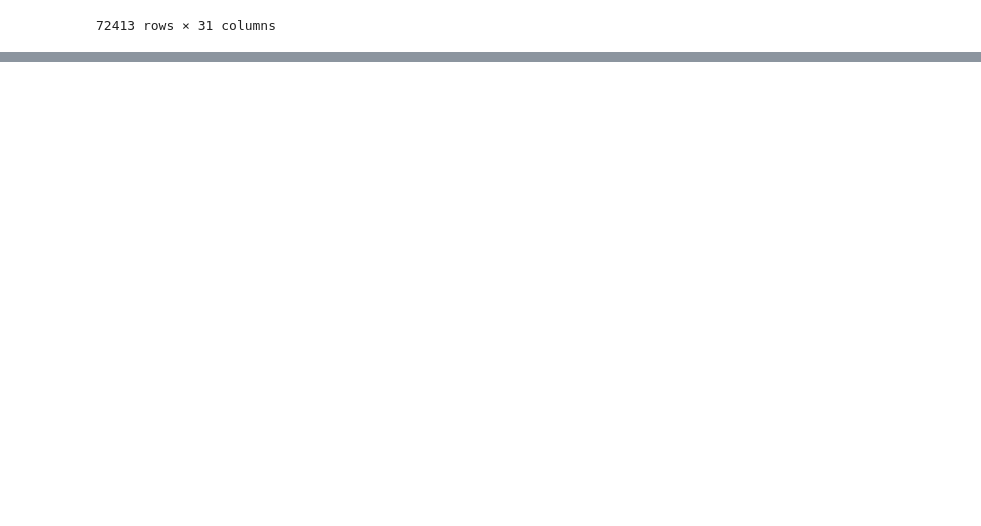
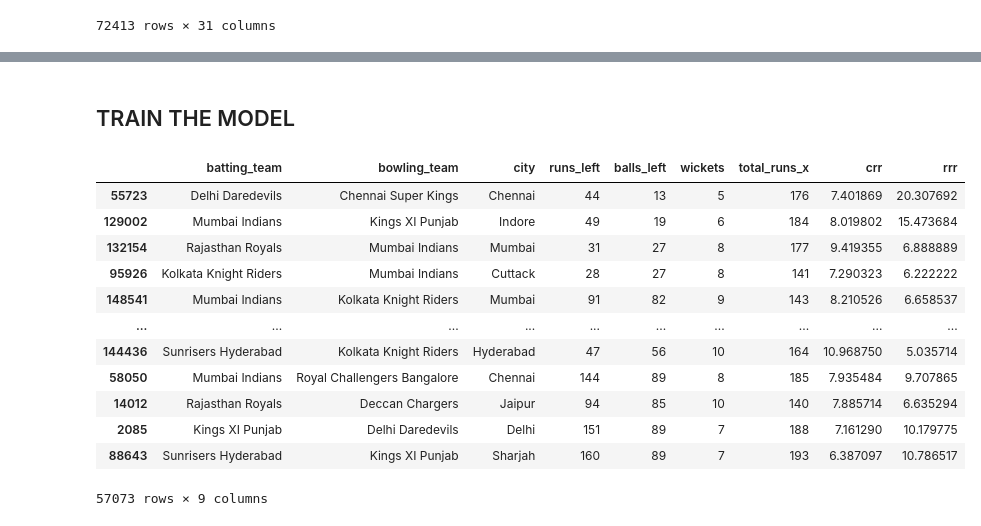
Before and after one commit to NewCodeLearner/ML_Algorithms, a Jupyter notebook: 03_IPL_win_probability_predictor.ipynb, the cells around one changed output, grey strips where cells are left out. Saved outputs shown, nothing was run; the diff lists cells and outputs as text; code cells hidden in the pictures; blank space fills up the shorter version.

Commit message:
train the model perfrom train test split

```diff
--- a/03_IPL_win_probability_predictor.ipynb
+++ b/03_IPL_win_probability_predictor.ipynb
@@ -197,0 +198,26 @@ final_df.sample()
+# %%
+final_df.dropna(inplace=True)
+final_df = final_df[final_df['balls_left'] != 0]
+# %% [markdown]
+## TRAIN THE MODEL
+# %%
+X = final_df.iloc[:,:-1]
+y = final_df.iloc[:,-1]
+from sklearn.model_selection import train_test_split
+X_train,X_test,y_train,y_test = train_test_split(X,y,test_size=0.2,random_state=1)
+# %%
+X_train
+# %% [output]
+|  | batting_team | bowling_team | city | runs_left | balls_left | wickets | total_runs_x | crr | rrr |
+| 55723 | Delhi Daredevils | Chennai Super Kings | Chennai | 44 | 13 | 5 | 176 | 7.401869 | 20.307692 |
+| 129002 | Mumbai Indians | Kings XI Punjab | Indore | 49 | 19 | 6 | 184 | 8.019802 | 15.473684 |
+| 132154 | Rajasthan Royals | Mumbai Indians | Mumbai | 31 | 27 | 8 | 177 | 9.419355 | 6.888889 |
+| 95926 | Kolkata Knight Riders | Mumbai Indians | Cuttack | 28 | 27 | 8 | 141 | 7.290323 | 6.222222 |
+| 148541 | Mumbai Indians | Kolkata Knight Riders | Mumbai | 91 | 82 | 9 | 143 | 8.210526 | 6.658537 |
+| ... | ... | ... | ... | ... | ... | ... | ... | ... | ... |
+| 144436 | Sunrisers Hyderabad | Kolkata Knight Riders | Hyderabad | 47 | 56 | 10 | 164 | 10.968750 | 5.035714 |
+| 58050 | Mumbai Indians | Royal Challengers Bangalore | Chennai | 144 | 89 | 8 | 185 | 7.935484 | 9.707865 |
+| 14012 | Rajasthan Royals | Deccan Chargers | Jaipur | 94 | 85 | 10 | 140 | 7.885714 | 6.635294 |
+| 2085 | Kings XI Punjab | Delhi Daredevils | Delhi | 151 | 89 | 7 | 188 | 7.161290 | 10.179775 |
+| 88643 | Sunrisers Hyderabad | Kings XI Punjab | Sharjah | 160 | 89 | 7 | 193 | 6.387097 | 10.786517 |
+57073 rows × 9 columns
```
Also changed, not shown: parts of 1 cell of this notebook.
